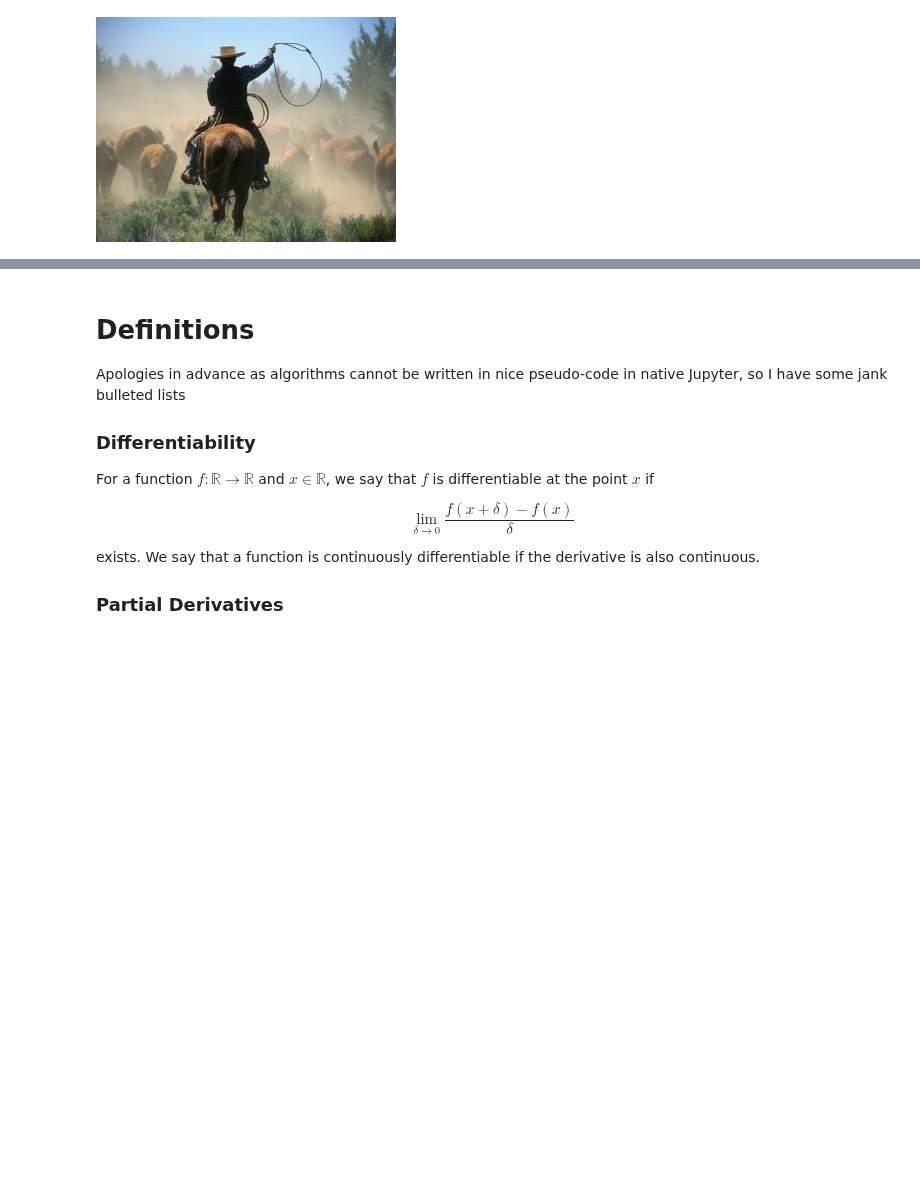
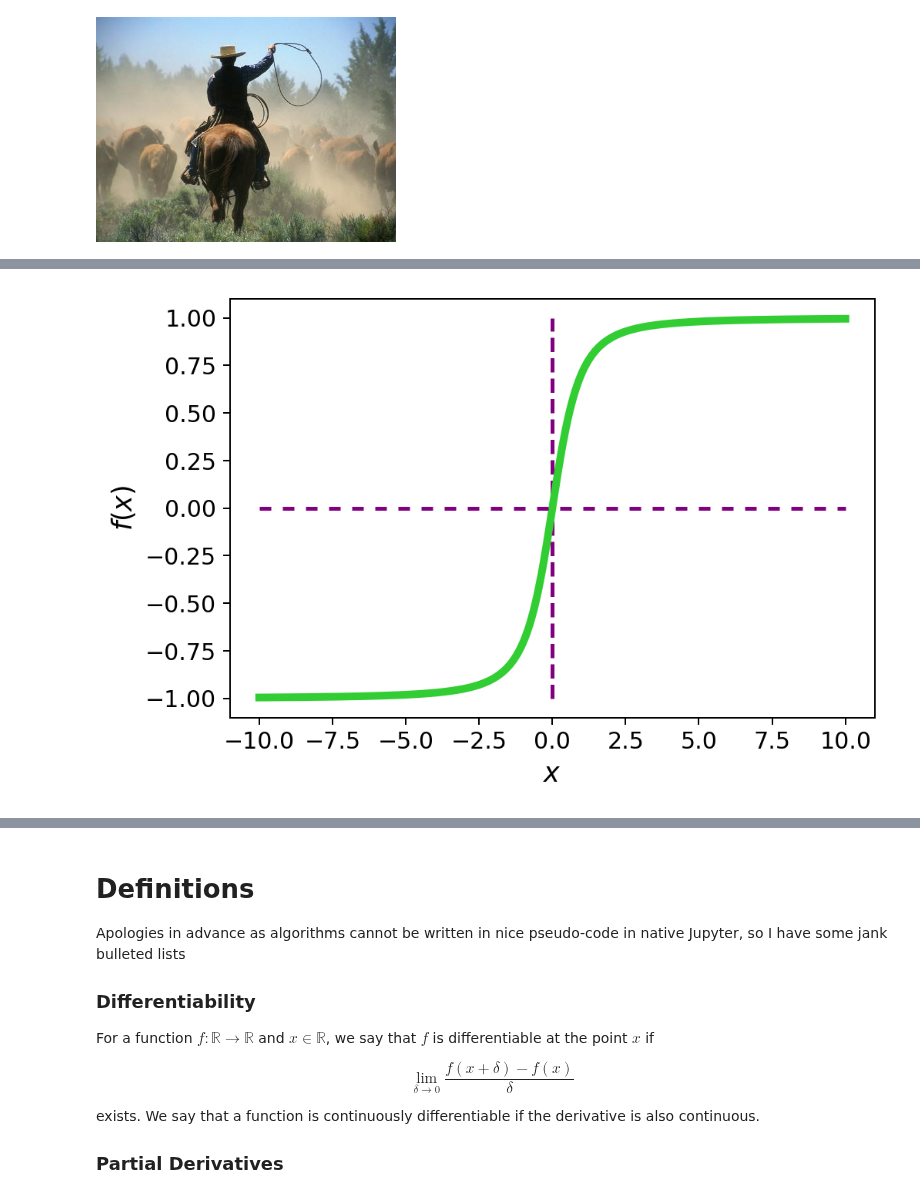
Before and after one commit to mindful-math/Stat_Notes, a Jupyter notebook: Optimization.ipynb, the cells around one changed output, grey strips where cells are left out. Saved outputs shown, nothing was run; the diff lists cells and outputs as text; code cells hidden in the pictures; blank space fills up the shorter version.

```diff
--- a/Optimization.ipynb
+++ b/Optimization.ipynb
@@ -144,0 +165,13 @@ display(Image("figs/lasso.jpg", width=300, unconfined=True))
+# %%
+def rational_func(x):
+    return x / np.sqrt(1 + x ** 2)
+
+x = np.linspace(-10, 10, 1000)
+plt.plot(x, rational_func(x), color='limegreen')
+plt.plot(x, np.zeros(1000), color='purple', ls='--', dashes=(3, 3), lw=2)
+plt.vlines(x=0, ymin=-1, ymax=1, color='purple', ls='--', lw=2)
+plt.xlabel('$x$')
+plt.ylabel('$f(x)$')
+plt.show()
+# %% [output]
+[figure, added]
```
Also changed, not shown: parts of 12 cells of this notebook.
